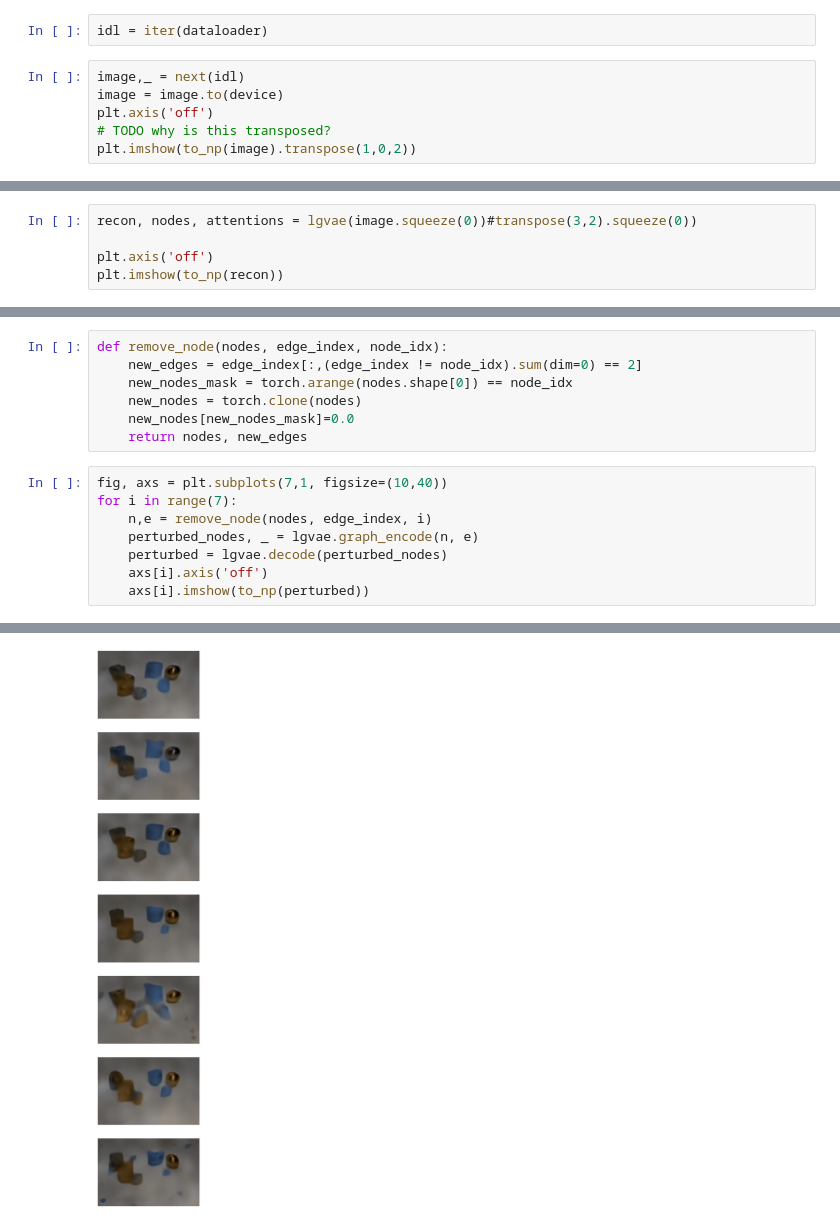
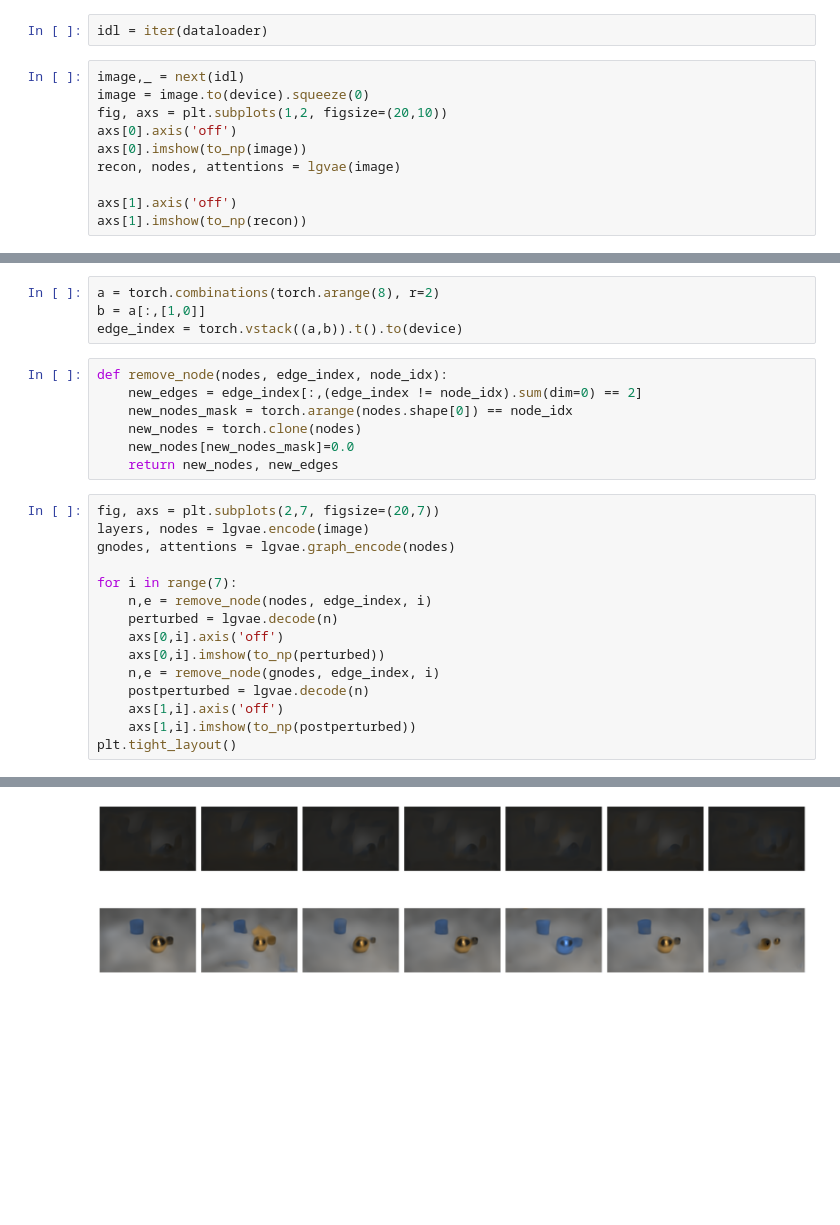
Before and after one commit to bglazer/graph_autoencoder_v2, a Jupyter notebook: perturbation.ipynb, the cells around one changed output, grey strips where cells are left out. Saved outputs shown, nothing was run; the diff lists cells and outputs as text; blank space fills up the shorter version.

```diff
--- a/perturbation.ipynb
+++ b/perturbation.ipynb
@@ -39,8 +39,12 @@ lgvae = lgvae.to(device)
 idl = iter(dataloader)
 # %%
 image,_ = next(idl)
-image = image.to(device)
-plt.axis('off')
-# TODO why is this transposed?
-plt.imshow(to_np(image).transpose(1,0,2))
+image = image.to(device).squeeze(0)
+fig, axs = plt.subplots(1,2, figsize=(20,10))
+axs[0].axis('off')
+axs[0].imshow(to_np(image))
+recon, nodes, attentions = lgvae(image)
+
+axs[1].axis('off')
+axs[1].imshow(to_np(recon))
 # %% [output]
@@ -49,5 +53,0 @@ plt.imshow(to_np(image).transpose(1,0,2))
-# %%
-recon, nodes, attentions = lgvae(image.squeeze(0))#transpose(3,2).squeeze(0))
-
-plt.axis('off')
-plt.imshow(to_np(recon))
@@ -58,24 +54,35 @@ Clipping input data to the valid range for imshow with RGB data ([0..1] for floa
+# %%
+a = torch.combinations(torch.arange(8), r=2)
+b = a[:,[1,0]]
+edge_index = torch.vstack((a,b)).t().to(device)
 # %%
 def remove_node(nodes, edge_index, node_idx):
     new_edges = edge_index[:,(edge_index != node_idx).sum(dim=0) == 2]
     new_nodes_mask = torch.arange(nodes.shape[0]) == node_idx
     new_nodes = torch.clone(nodes)
     new_nodes[new_nodes_mask]=0.0
-    return nodes, new_edges
+    return new_nodes, new_edges
 # %%
-fig, axs = plt.subplots(7,1, figsize=(10,40))
+fig, axs = plt.subplots(2,7, figsize=(20,7))
+layers, nodes = lgvae.encode(image)
+gnodes, attentions = lgvae.graph_encode(nodes)
+
 for i in range(7):
     n,e = remove_node(nodes, edge_index, i)
-    perturbed_nodes, _ = lgvae.graph_encode(n, e)
-    perturbed = lgvae.decode(perturbed_nodes)
-    axs[i].axis('off')
-    axs[i].imshow(to_np(perturbed))
+    perturbed = lgvae.decode(n)
+    axs[0,i].axis('off')
+    axs[0,i].imshow(to_np(perturbed))
+    n,e = remove_node(gnodes, edge_index, i)
+    postperturbed = lgvae.decode(n)
+    axs[1,i].axis('off')
+    axs[1,i].imshow(to_np(postperturbed))
+plt.tight_layout()
 # %% [output]
 Clipping input data to the valid range for imshow with RGB data ([0..1] for floats or [0..255] for integers).
 Clipping input data to the valid range for imshow with RGB data ([0..1] for floats or [0..255] for integers).
 Clipping input data to the valid range for imshow with RGB data ([0..1] for floats or [0..255] for integers).
 Clipping input data to the valid range for imshow with RGB data ([0..1] for floats or [0..255] for integers).
 Clipping input data to the valid range for imshow with RGB data ([0..1] for floats or [0..255] for integers).
 Clipping input data to the valid range for imshow with RGB data ([0..1] for floats or [0..255] for integers).
 Clipping input data to the valid range for imshow with RGB data ([0..1] for floats or [0..255] for integers).
-[figure, old version]
+[figure, new version]
```
Also changed, not shown: parts of 3 cells of this notebook.
